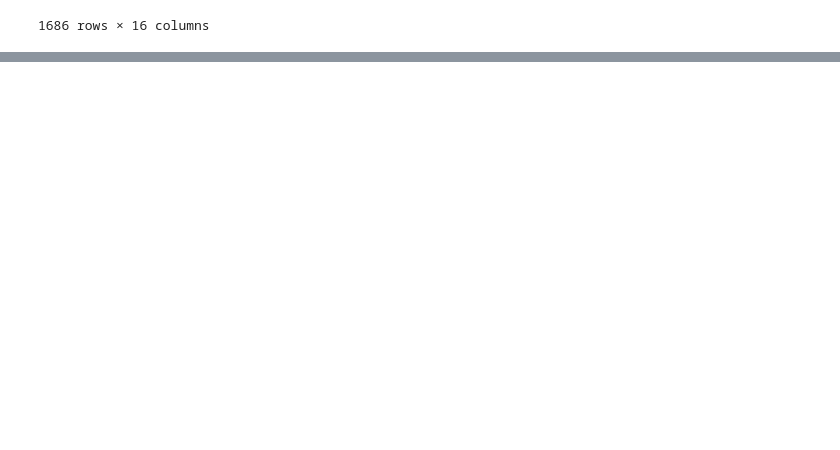
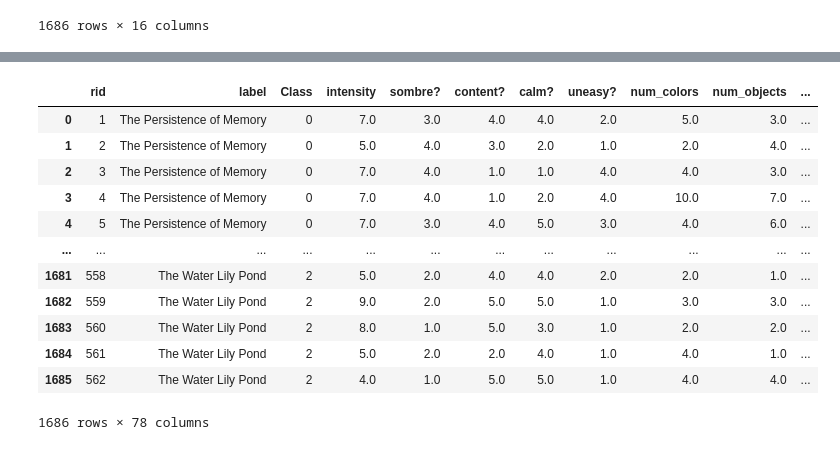
Before and after one commit to kabir-codes/ml-challenge, a Jupyter notebook: ML_Challenge.ipynb, the cells around one changed output, grey strips where cells are left out. Cells and saved outputs as stored; diff of their text form; code cells hidden in the pictures; blank space fills up the shorter version.

```diff
--- a/ML_Challenge.ipynb
+++ b/ML_Challenge.ipynb
@@ -75,0 +152,29 @@ df.insert(loc=loc_index, column='Class', value=new_col_values)
+# %%
+# cleaning the feeling column and applying TF-IDF vectorization to it.
+
+from sklearn.feature_extraction.text import TfidfVectorizer
+from sklearn.feature_extraction.text import ENGLISH_STOP_WORDS
+
+custom_stops = ['feel', 'feeling', 'feels', 'gives', 'makes',
+                'make', 'like', 'bit', 'sense', 'world',
+                'painting', 'little', 'life', 'away', 'look',
+                'looking', 'really', 'reminds', 'think', 'way', 'wonder', 'want']
+
+vectorizer = TfidfVectorizer(
+    max_features=50,
+    stop_words=list(ENGLISH_STOP_WORDS) + custom_stops  # combine with built-in stops
+)
+
+feeling_tfidf = vectorizer.fit_transform(df['feeling'].fillna(''))
+
+feeling_df = pd.DataFrame(feeling_tfidf.toarray(),
+                          columns=vectorizer.get_feature_names_out())
+df = pd.concat([df.reset_index(drop=True), feeling_df], axis=1)
+df = df.drop(columns=['feeling']) # drop the old feelings column
+# %%
+print(df.columns)
+print(vectorizer.get_feature_names_out())
+feeling_cols = [col for col in df.columns if col in vectorizer.get_feature_names_out()]
+print(df[feeling_cols].iloc[1])
+len(df.columns)
+df = df.loc[:, ~df.columns.duplicated(keep=False)]
@@ -75,0 +311,18 @@ df.insert(loc=loc_index, column='Class', value=new_col_values)
+# %%
+df = worth_normal(df)
+df.drop(columns = {'worth', 'worth_log'}, inplace=True)
+df
+# %% [output]
+|  | rid | label | Class | intensity | sombre? | content? | calm? | uneasy? | num_colors | num_objects | ... |
+| 0 | 1 | The Persistence of Memory | 0 | 7.0 | 3.0 | 4.0 | 4.0 | 2.0 | 5.0 | 3.0 | ... |
+| 1 | 2 | The Persistence of Memory | 0 | 5.0 | 4.0 | 3.0 | 2.0 | 1.0 | 2.0 | 4.0 | ... |
+| 2 | 3 | The Persistence of Memory | 0 | 7.0 | 4.0 | 1.0 | 1.0 | 4.0 | 4.0 | 3.0 | ... |
+| 3 | 4 | The Persistence of Memory | 0 | 7.0 | 4.0 | 1.0 | 2.0 | 4.0 | 10.0 | 7.0 | ... |
+| 4 | 5 | The Persistence of Memory | 0 | 7.0 | 3.0 | 4.0 | 5.0 | 3.0 | 4.0 | 6.0 | ... |
+| ... | ... | ... | ... | ... | ... | ... | ... | ... | ... | ... | ... |
+| 1681 | 558 | The Water Lily Pond | 2 | 5.0 | 2.0 | 4.0 | 4.0 | 2.0 | 2.0 | 1.0 | ... |
+| 1682 | 559 | The Water Lily Pond | 2 | 9.0 | 2.0 | 5.0 | 5.0 | 1.0 | 3.0 | 3.0 | ... |
+| 1683 | 560 | The Water Lily Pond | 2 | 8.0 | 1.0 | 5.0 | 3.0 | 1.0 | 2.0 | 2.0 | ... |
+| 1684 | 561 | The Water Lily Pond | 2 | 5.0 | 2.0 | 2.0 | 4.0 | 1.0 | 4.0 | 1.0 | ... |
+| 1685 | 562 | The Water Lily Pond | 2 | 4.0 | 1.0 | 5.0 | 5.0 | 1.0 | 4.0 | 4.0 | ... |
+1686 rows × 78 columns
```
Also changed, not shown: parts of 12 cells of this notebook, 2 other files.
